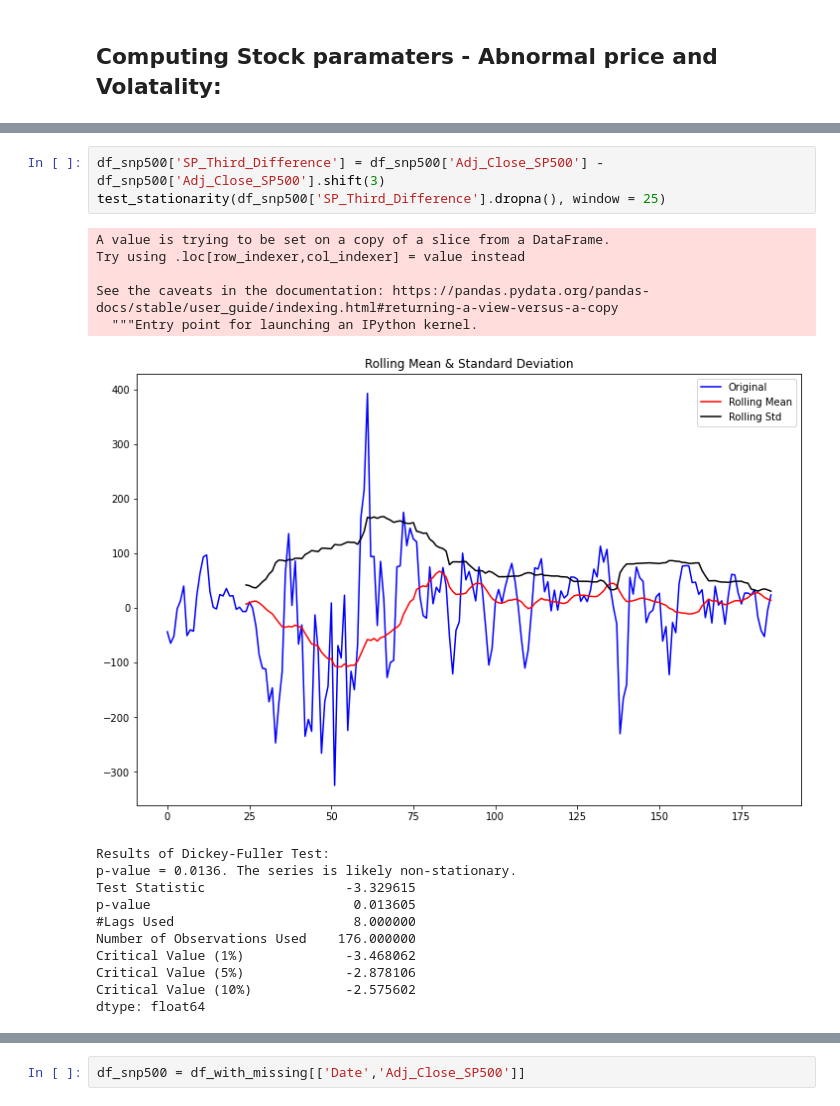
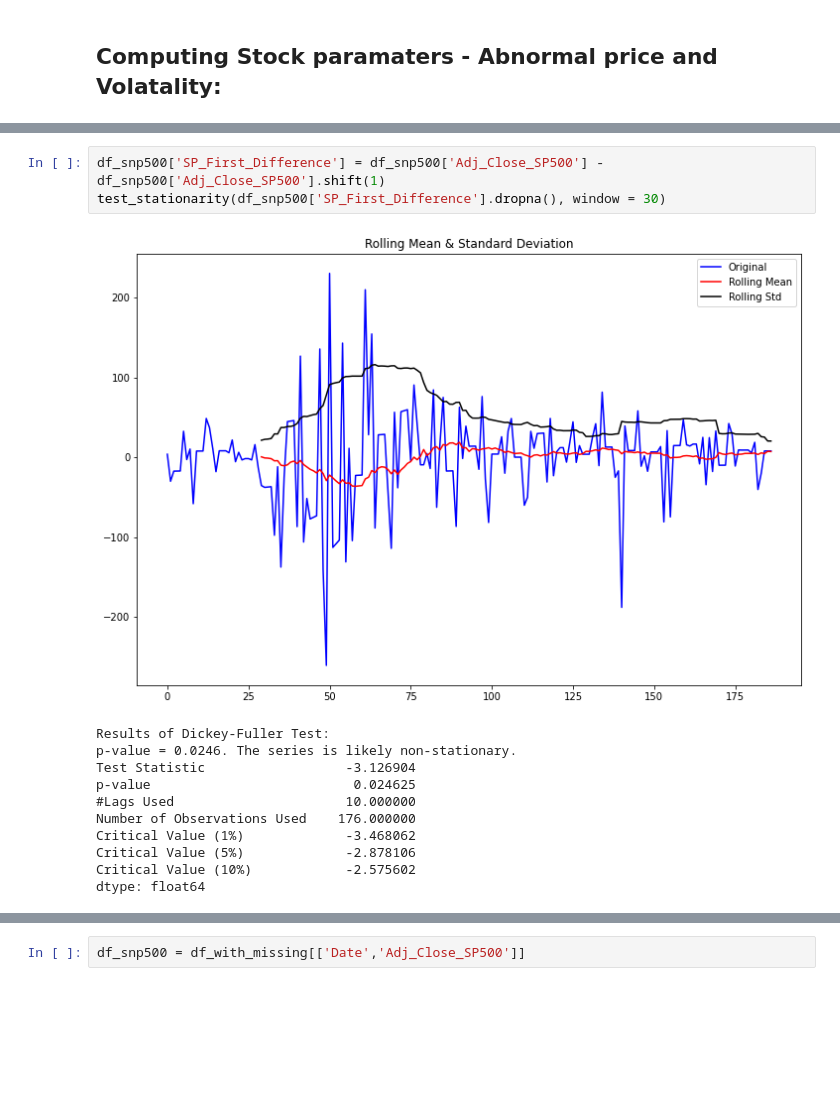
Before and after one commit to gandhimonil9823/Covid_Stock_Analysis, a Jupyter notebook: Covid_Stock.ipynb, the cells around one changed output, grey strips where cells are left out. Saved outputs shown, nothing was run; the diff lists cells and outputs as text; blank space fills up the shorter version.

```diff
--- a/Covid_Stock.ipynb
+++ b/Covid_Stock.ipynb
@@ -527,21 +445,16 @@ dtype: float64
 # %%
-df_snp500['SP_Third_Difference'] = df_snp500['Adj_Close_SP500'] - df_snp500['Adj_Close_SP500'].shift(3)
-test_stationarity(df_snp500['SP_Third_Difference'].dropna(), window = 25)
+df_snp500['SP_First_Difference'] = df_snp500['Adj_Close_SP500'] - df_snp500['Adj_Close_SP500'].shift(1)
+test_stationarity(df_snp500['SP_First_Difference'].dropna(), window = 30)
 # %% [output]
+[figure, new version]
-A value is trying to be set on a copy of a slice from a DataFrame.
-Try using .loc[row_indexer,col_indexer] = value instead
-
-See the caveats in the documentation: https://pandas.pydata.org/pandas-docs/stable/user_guide/indexing.html#returning-a-view-versus-a-copy
-  """Entry point for launching an IPython kernel.
+Results of Dickey-Fuller Test:
+p-value = 0.0246. The series is likely non-stationary.
+Test Statistic                  -3.126904
+p-value                          0.024625
+#Lags Used                      10.000000
+Number of Observations Used    176.000000
+Critical Value (1%)             -3.468062
+Critical Value (5%)             -2.878106
+Critical Value (10%)            -2.575602
+dtype: float64
-[figure, old version]
-Results of Dickey-Fuller Test:
-p-value = 0.0136. The series is likely non-stationary.
-Test Statistic                  -3.329615
-p-value                          0.013605
-#Lags Used                       8.000000
-Number of Observations Used    176.000000
-Critical Value (1%)             -3.468062
-Critical Value (5%)             -2.878106
-Critical Value (10%)            -2.575602
-dtype: float64
 # %%
```
Also changed, not shown: parts of 27 cells of this notebook.
